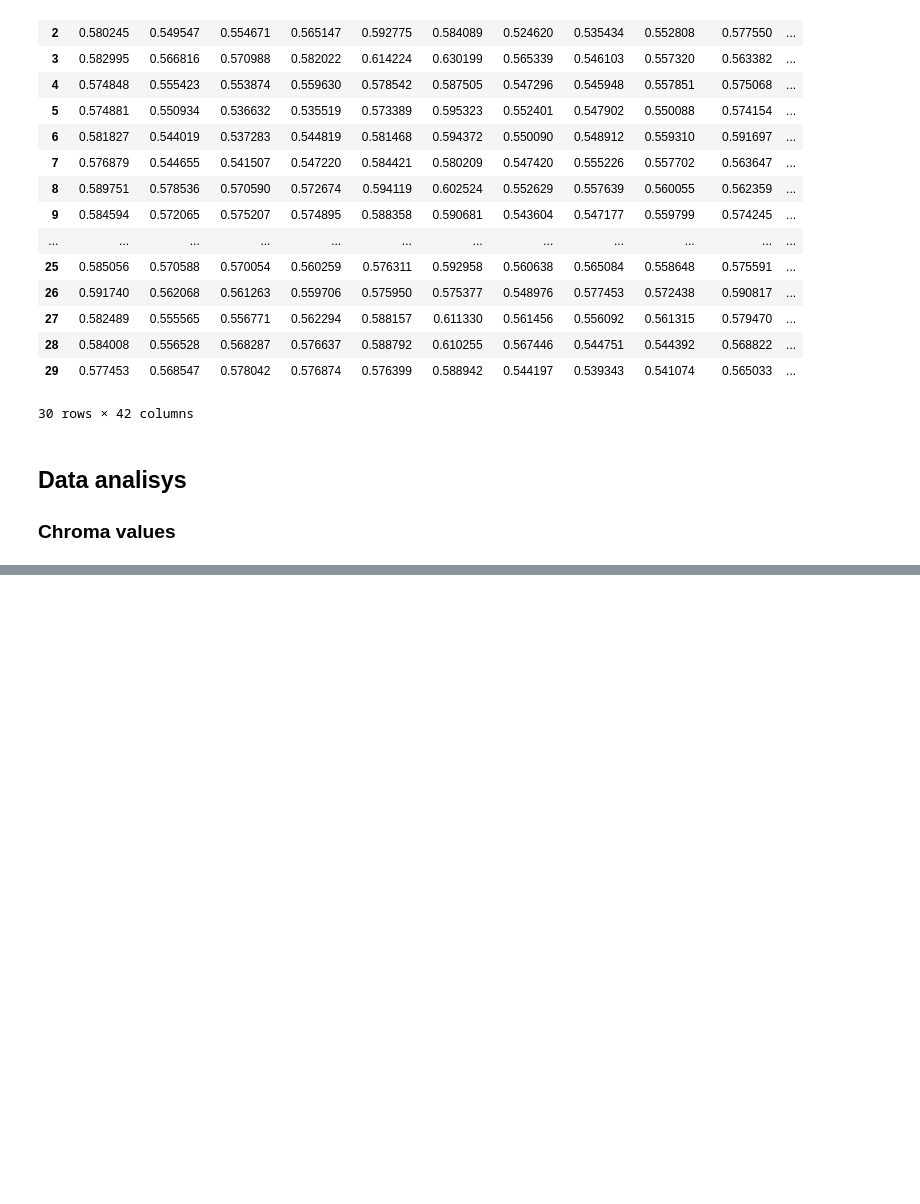
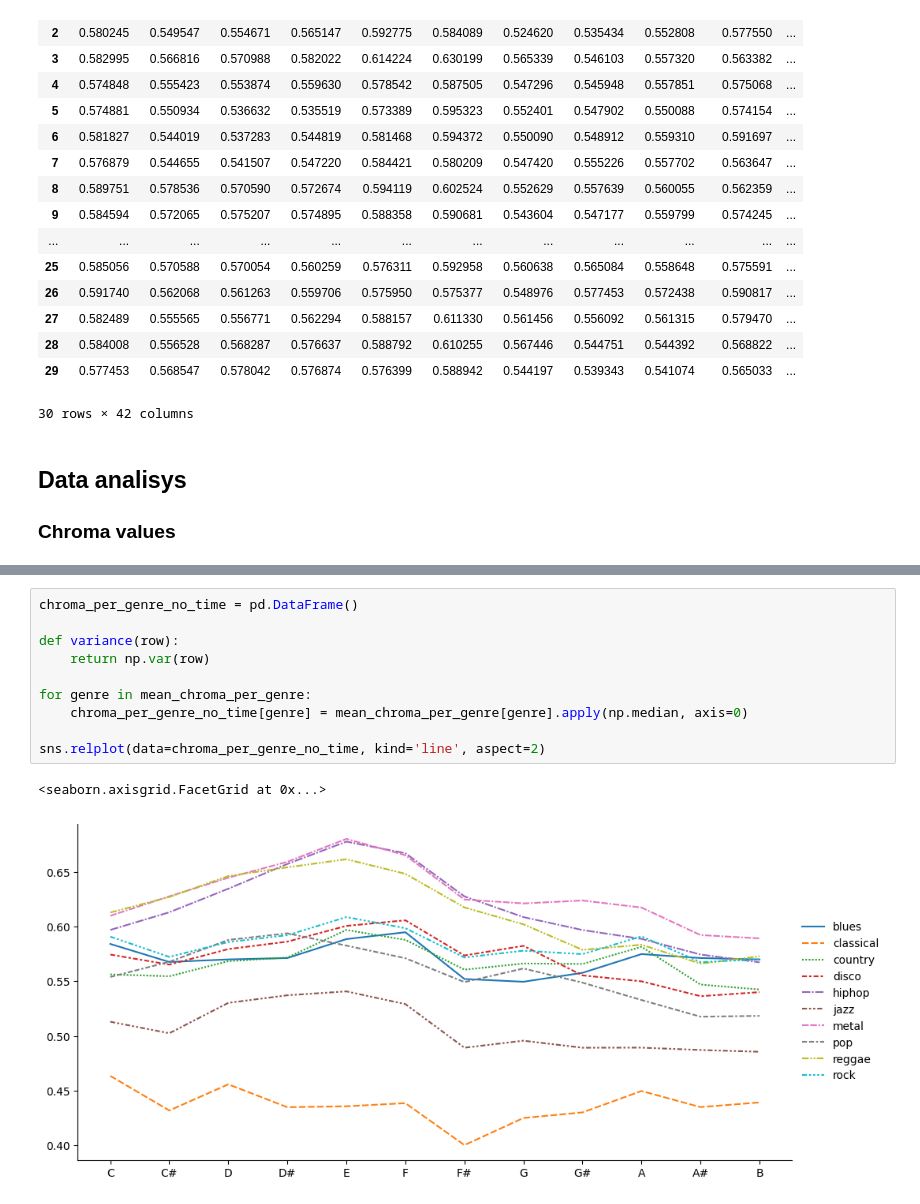
Before and after one commit to JGolaszewski/Music-Genre-Classifier, a Jupyter notebook: Music-genre classifier.ipynb, the cells around one changed output, grey strips where cells are left out. Drawn from its saved outputs; the diff is of its cells as text; blank space fills up the shorter version.

```diff
--- a/Music-genre classifier.ipynb
+++ b/Music-genre classifier.ipynb
@@ -193,0 +247,13 @@ plt.show()
+# %%
+chroma_per_genre_no_time = pd.DataFrame()
+
+def variance(row):
+    return np.var(row)
+
+for genre in mean_chroma_per_genre:
+    chroma_per_genre_no_time[genre] = mean_chroma_per_genre[genre].apply(np.median, axis=0)
+
+sns.relplot(data=chroma_per_genre_no_time, kind='line', aspect=2)
+# %% [output]
+<seaborn.axisgrid.FacetGrid at 0x...>
+[figure, added]
```
Also changed, not shown: parts of 4 cells of this notebook.
